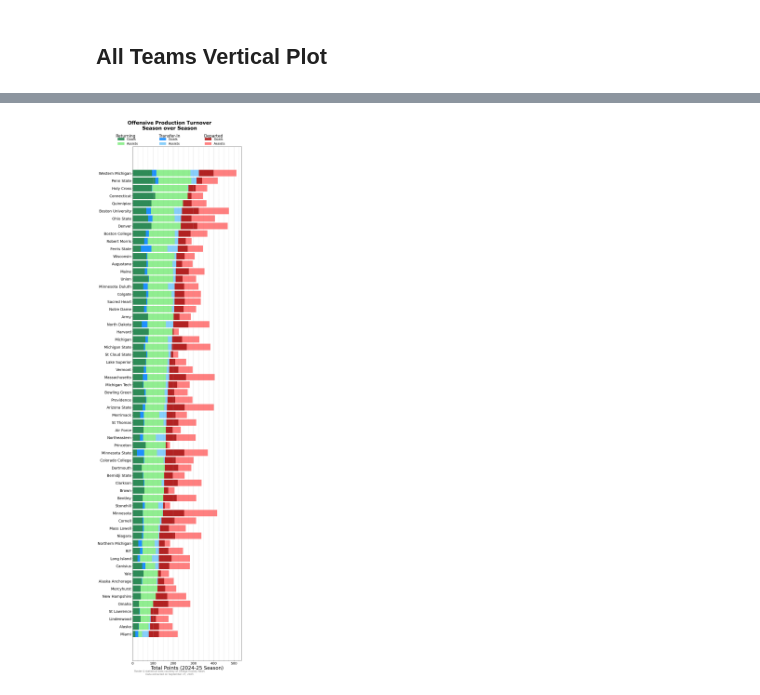
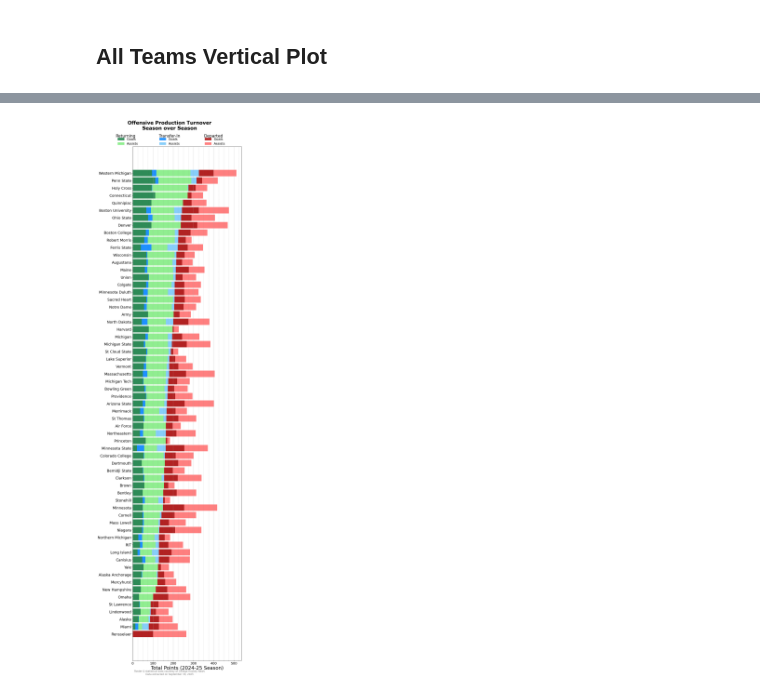
Before and after one commit to JSmith1826/college_hockey_2526, a Jupyter notebook: workbook/preseason_offensive_production_workbook.ipynb, the cells around one changed output, grey strips where cells are left out. Drawn from its saved outputs; the diff is of its cells as text; code cells hidden in the pictures.

```diff
--- a/workbook/preseason_offensive_production_workbook.ipynb
+++ b/workbook/preseason_offensive_production_workbook.ipynb
@@ -1085,14 +1322,11 @@ def plot_all_teams(df, all_teams, logo_mapping, logo_folder):
 
     plt.show()
 # %%
-### HOTFIX - Remove Rensselaer (it is already in as RIT, not sure why it is duplicated)
-df = df[df['Team'] != 'Rensselaer']
-
 ## Sort the dataframe by the total production on the 2024-25 team (returning + incoming)
 df['Total_Production'] = df['g_Returning'] + df['a_Returning'] + df['incoming_g'] + df['incoming_a']
 df = df.sort_values(by='Total_Production', ascending=True)
 
 # Plot using the sorted dataframe
 plot_all_teams(df, all_teams, logo_mapping, logo_folder)  # Call the function to plot all teams in one vertical chart
 # %% [output]
-[figure, old version]
+[figure, new version]
```
Also changed, not shown: parts of 4 cells of this notebook.
